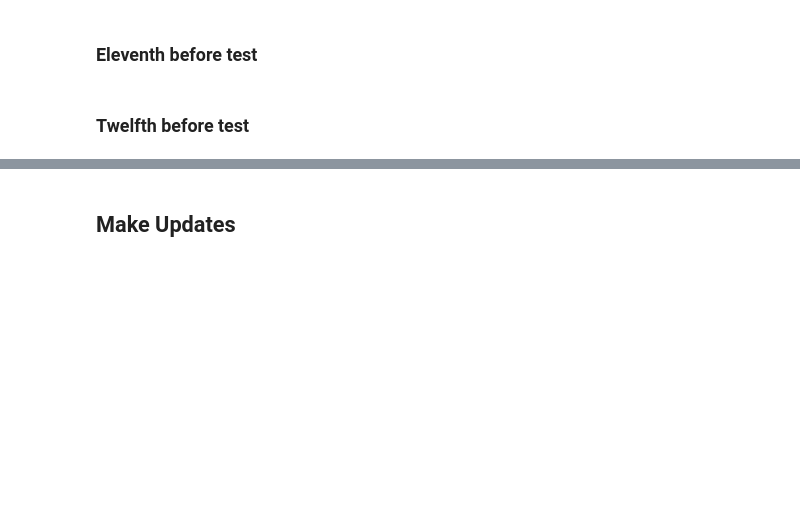
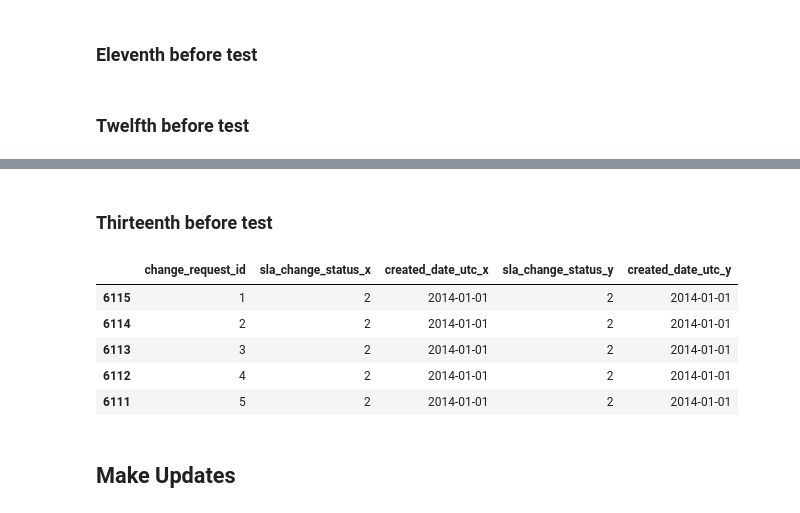
Before and after one commit to NYC-Parks/SLADB, a Jupyter notebook: testing/test_change_requests.ipynb, the cells around one changed output, grey strips where cells are left out. Drawn from its saved outputs; the diff is of its cells as text; code cells hidden in the pictures; blank space fills up the shorter version.

Commit message:
added more tests to change request nb, edited a few tests

```diff
--- a/testing/test_change_requests.ipynb
+++ b/testing/test_change_requests.ipynb
@@ -648,0 +534,2 @@ two_conditions = []
+# %% [markdown]
+### Thirteenth before test
@@ -649 +542,22 @@ two_conditions = []
+# %%
+temp_df = before_change_request_status[
+    before_change_request_status['sla_change_status'] == 2][[
+        'change_request_id',
+        'sla_change_status',
+        'created_date_utc'
+    ]].sort_values(by='change_request_id').merge(
+        before_change_request_status.groupby('change_request_id').max()[[
+            'sla_change_status', 'created_date_utc'
+        ]],
+        left_on='change_request_id',
+        right_index=True,
+        how='left')
+temp_df.head()
+# %% [output]
+|  | change_request_id | sla_change_status_x | created_date_utc_x | sla_change_status_y | created_date_utc_y |
+| 6115 | 1 | 2 | 2014-01-01 | 2 | 2014-01-01 |
+| 6114 | 2 | 2 | 2014-01-01 | 2 | 2014-01-01 |
+| 6113 | 3 | 2 | 2014-01-01 | 2 | 2014-01-01 |
+| 6112 | 4 | 2 | 2014-01-01 | 2 | 2014-01-01 |
+| 6111 | 5 | 2 | 2014-01-01 | 2 | 2014-01-01 |
 # %%
```
Also changed, not shown: parts of 113 cells of this notebook.
